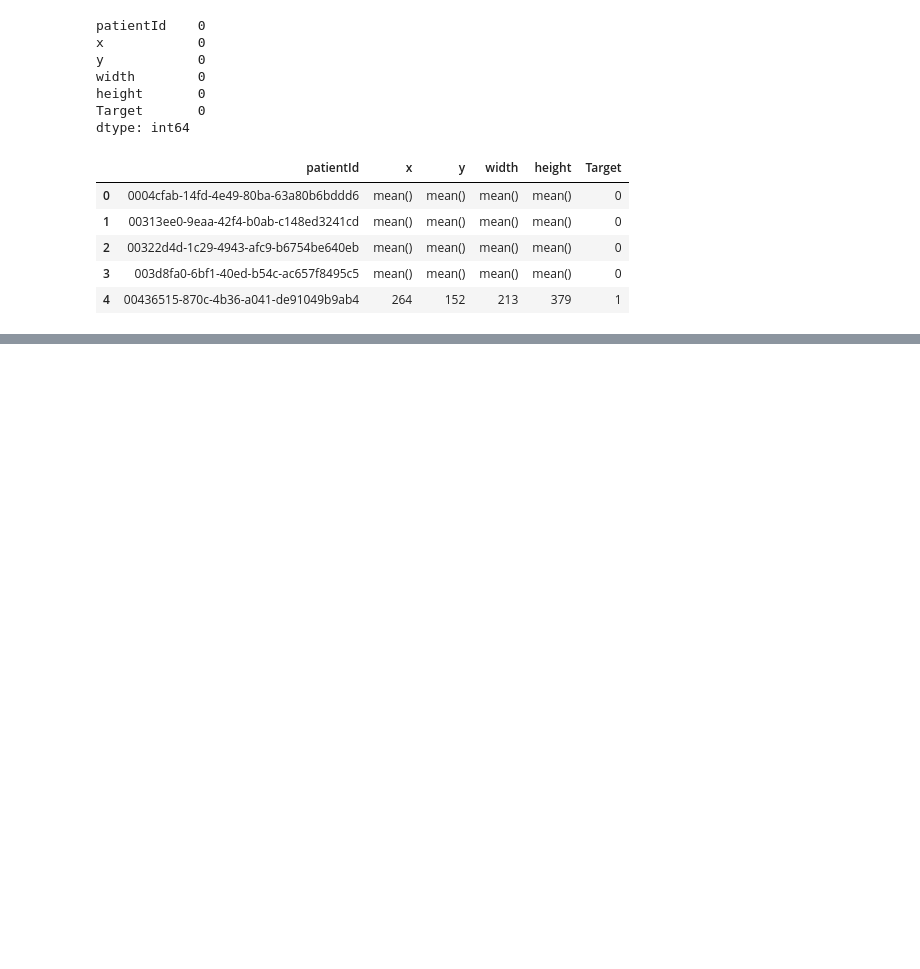
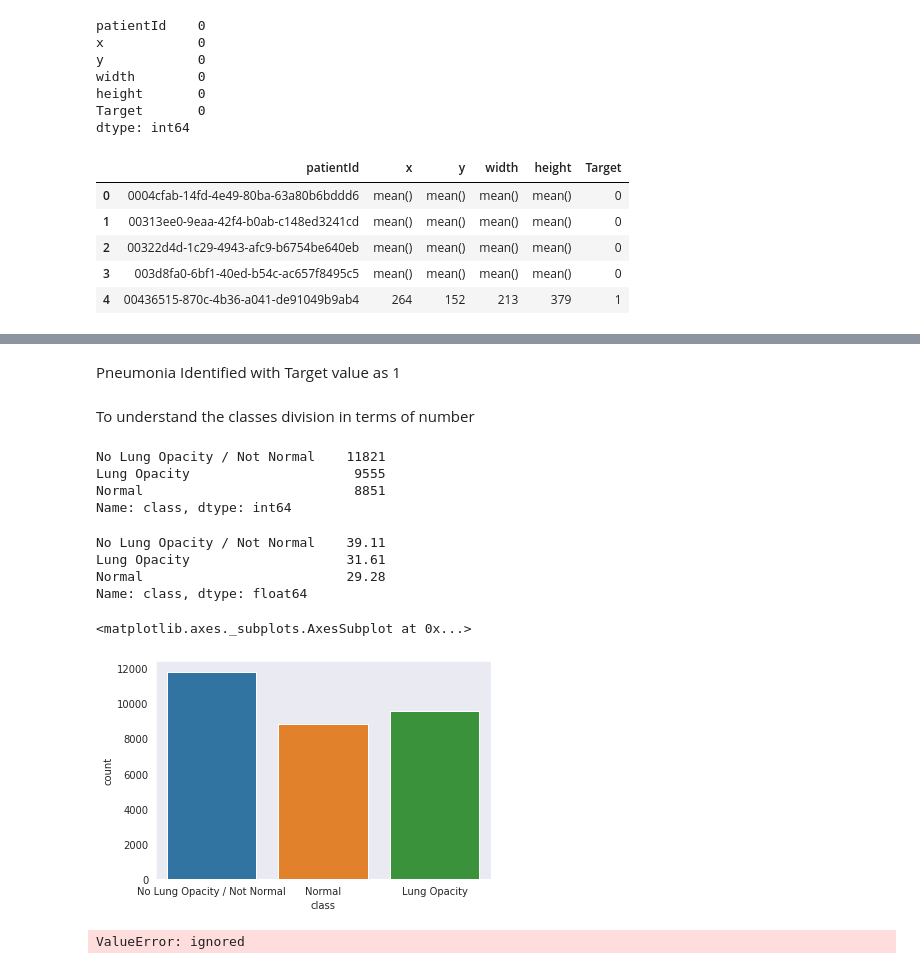
Before and after one commit to arvindhvasu/GL_Pneumonia_Detection, a Jupyter notebook: code/dataPreprocessing.ipynb, the cells around one changed output, grey strips where cells are left out. Cells and saved outputs as stored; diff of their text form; code cells hidden in the pictures; blank space fills up the shorter version.

```diff
--- a/code/dataPreprocessing.ipynb
+++ b/code/dataPreprocessing.ipynb
@@ -153,0 +229,28 @@ df_train_labels.head()
+# %% [markdown]
+Pneumonia Identified with Target value as 1
+# %% [markdown]
+To understand the classes division in terms of number
+# %%
+df_class_info['class'].value_counts()
+# %% [output]
+No Lung Opacity / Not Normal    11821
+Lung Opacity                     9555
+Normal                           8851
+Name: class, dtype: int64
+# %%
+round((df_class_info['class'].value_counts()/len(df_class_info.index) * 100),2)
+# %% [output]
+No Lung Opacity / Not Normal    39.11
+Lung Opacity                    31.61
+Normal                          29.28
+Name: class, dtype: float64
+# %%
+sns.countplot(df_class_info['class'])
+# %% [output]
+<matplotlib.axes._subplots.AxesSubplot at 0x...>
+[figure, added]
+# %%
+sns.pairplot(df_class_info, hue = 'target', diag_kind='kde')    # pairplot
+plt.show()
+# %% [output]
+ValueError: ignored
```
Also changed, not shown: parts of 18 cells of this notebook.
